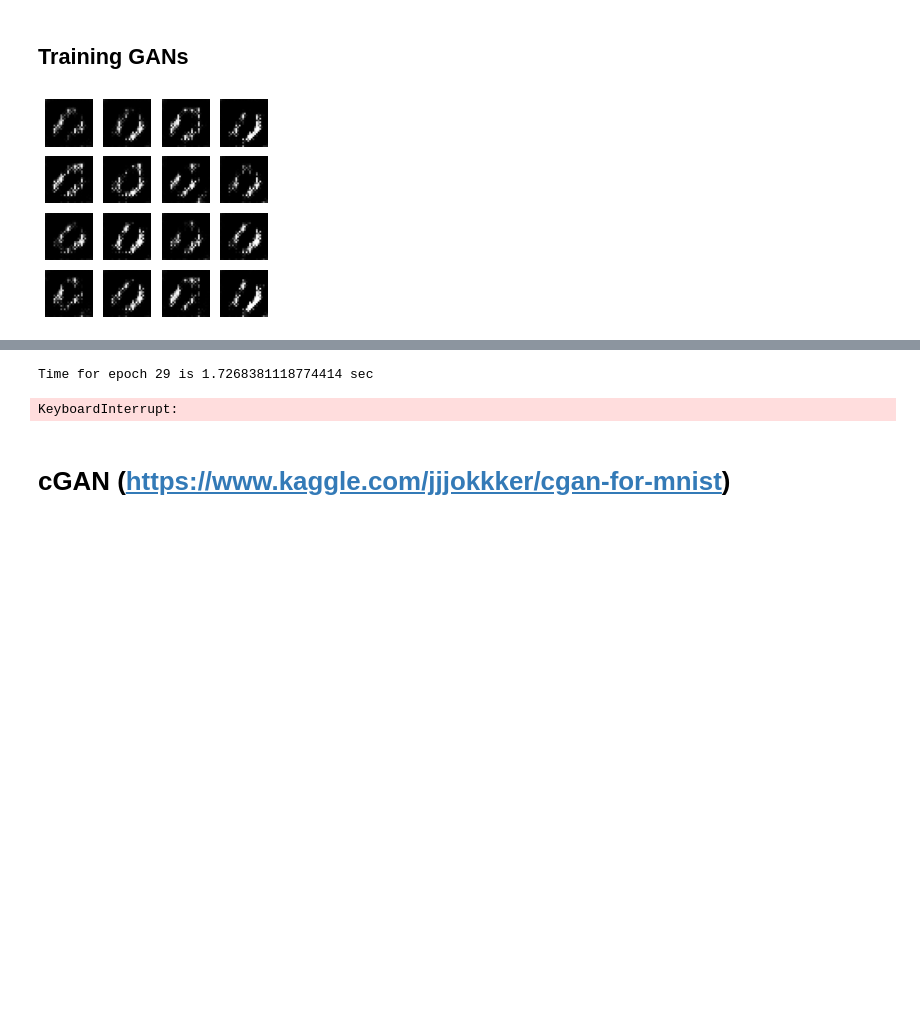
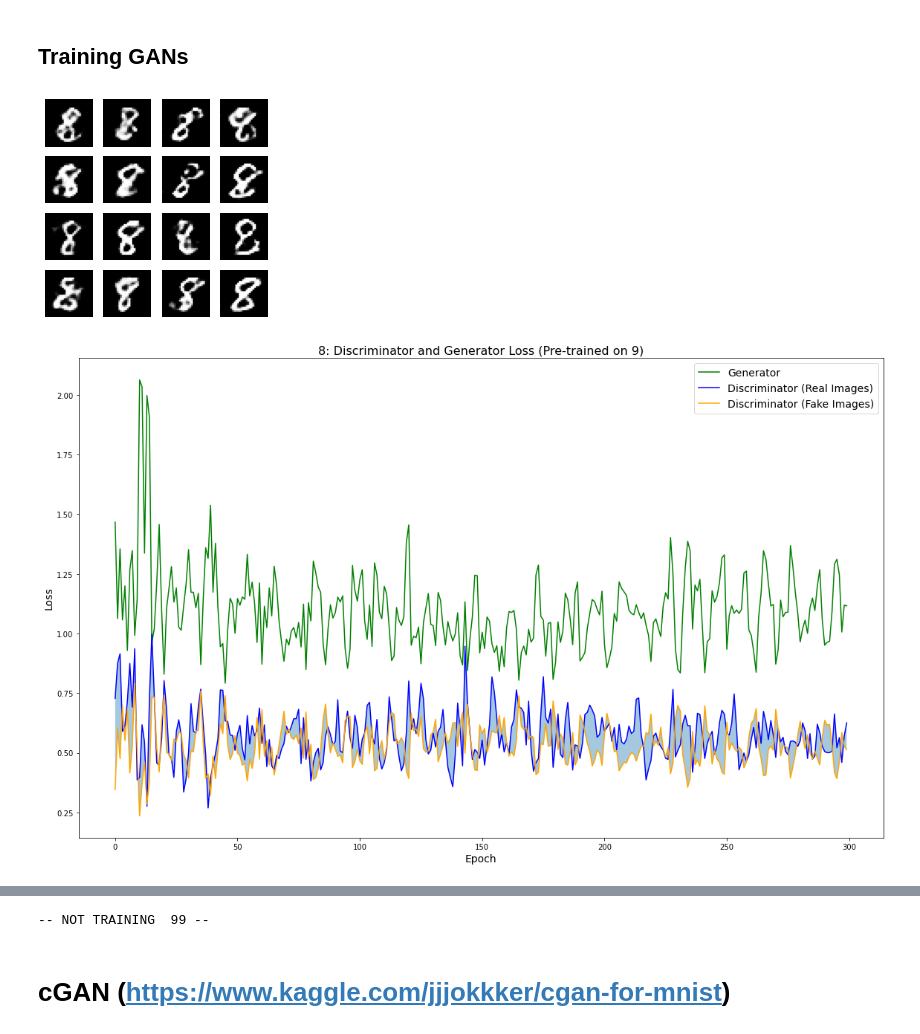
Before and after one commit to iamfredo/gans_mnist, a Jupyter notebook: gans_test.ipynb, the cells around one changed output, grey strips where cells are left out. Drawn from its saved outputs; the diff is of its cells as text; code cells hidden in the pictures; blank space fills up the shorter version.

```diff
--- a/gans_test.ipynb
+++ b/gans_test.ipynb
@@ -526,14 +519,14 @@ train_data_svm_x = []
 train_data_svm_y = []
 
 for i in range(10):
-      for img in classes[f"df_{i}"][:2000]:
+      for img in classes[f"df_{i}"][:1500]:
             train_data_svm_x.append(img)
             train_data_svm_y.append(i)
 
 svm_model = svm.SVC(kernel="rbf", C=5, gamma=0.01)  # C and gamma based on hyperparameter tuning results
-svm_model.fit(np.reshape(train_data_svm_x, (20000,784)), train_data_svm_y)
-predictions = svm_model.predict(X_test[:2000].reshape(2000,784))
-classification_score = classification_report(y_test[:2000], predictions)
+svm_model.fit(np.reshape(train_data_svm_x, (15000,784)), train_data_svm_y)
+predictions = svm_model.predict(X_test[:1500].reshape(1500,784))
+classification_score = classification_report(y_test[:1500], predictions)
 
 print(classification_score)
 # %% [output]
@@ -556,16 +549,16 @@ weighted avg       0.97      0.97      0.97      2000
 # %%
 # Function to evaluate generated images
 def evaluate_images_w_svm(imgs_dict, digit):
-      G_arr = np.empty(shape=(500, 128, 28, 28, 1))
-      for i in range(500):
+      G_arr = np.empty(shape=(300, 128, 28, 28, 1))
+      for i in range(300):
             G_arr[i] = np.asarray(imgs_dict[i])
 
       preds = []
       plt.figure(figsize=(16,10))
-      for i in range(500):
+      for i in range(300):
             predictions = svm_model.predict(G_arr[i].reshape(128,784))
             # classification_report(np.full(shape=256, fill_value=2), predictions)
-            acc = accuracy_score(np.full(shape=128, fill_value=digit[-1]), predictions)
+            acc = accuracy_score(np.full(shape=128, fill_value=int(digit[-1])), predictions)
             preds.append(acc)
       # Save accuracies to dataframe and save it locally
       save_accuracy(preds, digit)
@@ -586,3 +579,6 @@ def save_accuracy(accuracies_list, dataclass):
     os.makedirs(path)
   df = pd.DataFrame(accuracies_list)
   df.to_csv(path + f"/accuracy_{dataclass}.csv")
+# %%
+for i in range(1,10):
+  print(i)
@@ -590,9 +596,11 @@ def save_accuracy(accuracies_list, dataclass):
 ## Training GANs
 # %%
 # GAN Training Loop
+pd.options.mode.chained_assignment = None  # default='warn'
+
 
 imgs_dicts = {}
-for i in range(500):
+for i in range(1,10):
   print(f"** TRAINING  {i} **")
   gen_loss_dict = {}
   dis_loss_dict = {}
@@ -605,46 +613,47 @@ for i in range(500):
   imgs_dicts[str(i)] = {}
   generator = create_generator_model()
   discriminator = make_discriminator_model()
-  train(datasets_train[i], str(i), 500, generator=generator, discriminator=discriminator, save_images_dict=imgs_dicts[str(i)])
+  train(datasets_train[i], str(i), 300, generator=generator, discriminator=discriminator, save_images_dict=imgs_dicts[str(i)])
   save_losses(loss_lists=[[x.numpy() for x in g_loss_plot],[x.numpy() for x in d_real_loss_plot],[x.numpy() for x in d_fake_loss_plot]], dataclass=i)
   plot_loss(str(i), d_loss_plot, g_loss_plot, d_real_loss_plot, d_fake_loss_plot)
 
   # Evaluate generated images using SVM classifier
   evaluate_images_w_svm(imgs_dicts[str(i)], str(i))
 
-  for j in range(500):
+  for j in range(10):
     if i != j:
       print(f"** TRAINING  {i}{j} **")
       imgs_dicts[f"{i}{j}"] = {}
       generator_cpy = tf.keras.models.clone_model(generator)
       generator_cpy.build((None, 100)) # replace 10 with number of variables in input layer
       generator_cpy.compile(optimizer=generator_optimizer, loss='categorical_crossentropy')
       generator_cpy.set_weights(generator.get_weights())
       discriminator_cpy = tf.keras.models.clone_model(discriminator)
       discriminator_cpy.build((None, [28, 28, 1])) # replace 10 with number of variables in input layer
       discriminator_cpy.compile(optimizer=discriminator_optimizer, loss='categorical_crossentropy')
       discriminator_cpy.set_weights(discriminator.get_weights())
 
       gen_loss_dict = {}
       dis_loss_dict = {}
       d_loss_plot = []
       d_real_loss_plot = []
       d_fake_loss_plot = []
       g_loss_plot = []
 
-      train(datasets_train[j], f"{i}{j}", 500, generator=generator_cpy, discriminator=discriminator_cpy, save_images_dict=imgs_dicts[f"{i}{j}"])
+      train(datasets_train[j], f"{i}{j}", 300, generator=generator_cpy, discriminator=discriminator_cpy, save_images_dict=imgs_dicts[f"{i}{j}"])
       save_losses(loss_lists=[[x.numpy() for x in g_loss_plot],[x.numpy() for x in d_real_loss_plot],[x.numpy() for x in d_fake_loss_plot]], dataclass=f"{i}{j}")
       plot_loss(f"{i}{j}", d_loss_plot, g_loss_plot, d_real_loss_plot, d_fake_loss_plot)
 
       # Evaluate generated images using SVM classifier
       evaluate_images_w_svm(imgs_dicts[f"{i}{j}"], f"{i}{j}")
-
+      """
       # Sleep for 60 seconds every 2nd round (cool down GPU)
       if j % 2 != 0:
-        print(" ++ Waiting 60 Seconds. ++")
-        time.sleep(60)
-
+        print(" ++ Waiting 20 Seconds. ++")
+        time.sleep(20)
+      """
     else:
       print(f"-- NOT TRAINING  {i}{j} --")
 # %% [output]
-[figure, old version]
+[figure, new version]
+[figure, added]
@@ -651,5 +661,4 @@ for i in range(500):
-Time for epoch 29 is 1.7268381118774414 sec
+-- NOT TRAINING  99 --
-KeyboardInterrupt:
 # %%
 from sklearn.model_selection import GridSearchCV
 
```
Also changed, not shown: parts of 6 cells of this notebook.
